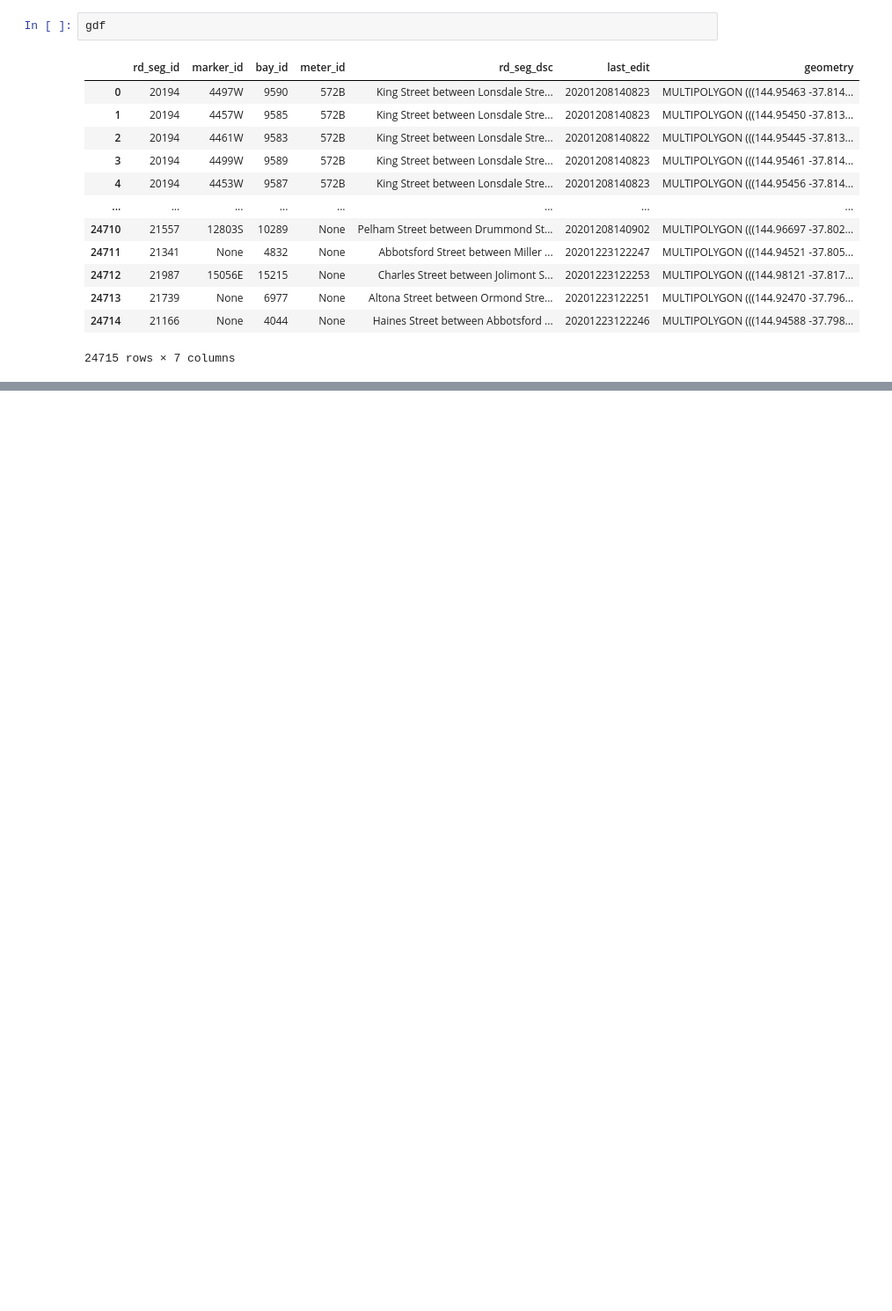
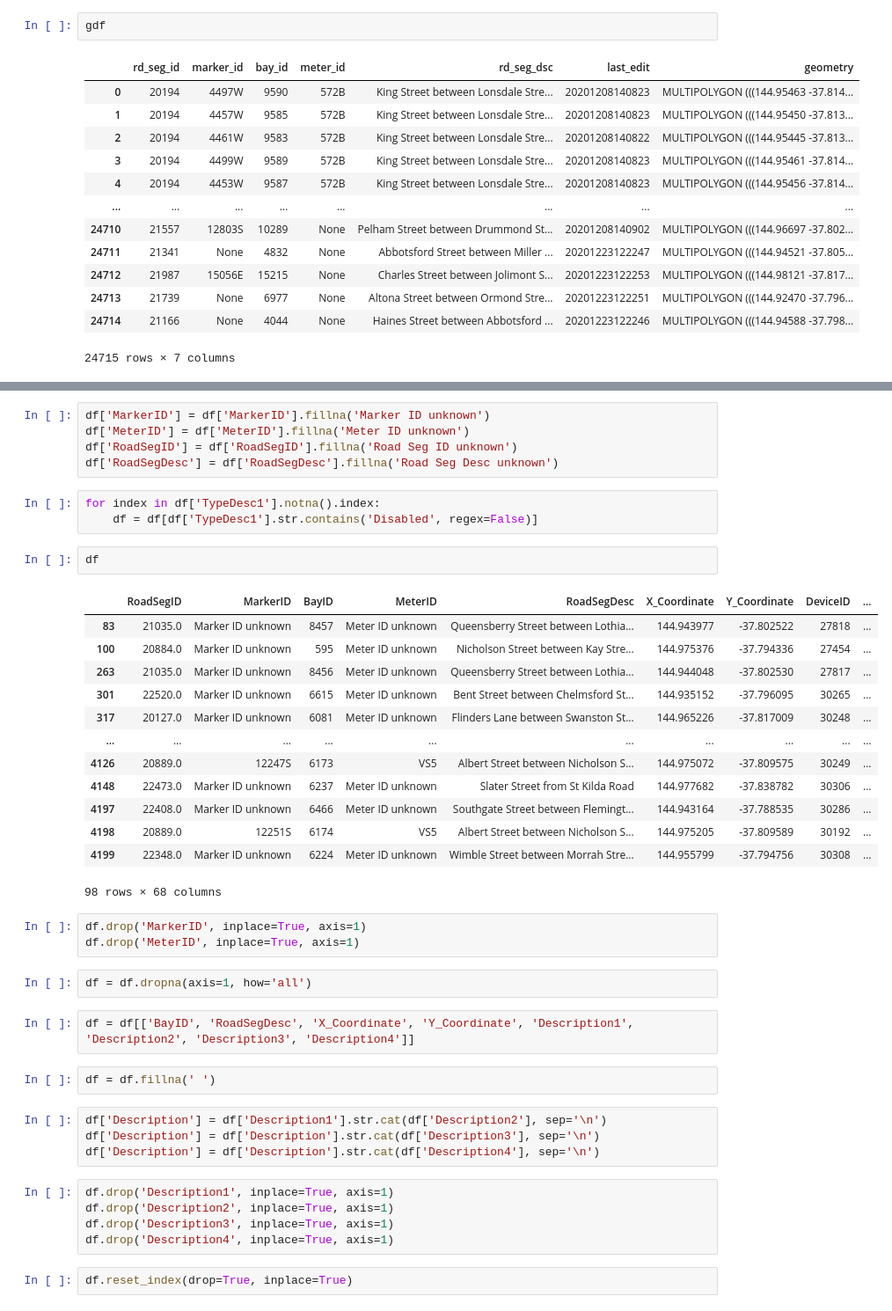
Before and after one commit to zcye11/TA33-MoBuddy, a Jupyter notebook: Python Script/Iteration 2 - Parking.ipynb, the cells around one changed output, grey strips where cells are left out. Shown: that part at 88% size. Drawn from its saved outputs; the diff is of its cells as text; blank space fills up the shorter version.

```diff
--- a/Python Script/Iteration 2 - Parking.ipynb
+++ b/Python Script/Iteration 2 - Parking.ipynb
@@ -30,0 +121,44 @@ gdf.plot(figsize=(18, 18), alpha = 1)
+# %%
+df['MarkerID'] = df['MarkerID'].fillna('Marker ID unknown')
+df['MeterID'] = df['MeterID'].fillna('Meter ID unknown')
+df['RoadSegID'] = df['RoadSegID'].fillna('Road Seg ID unknown')
+df['RoadSegDesc'] = df['RoadSegDesc'].fillna('Road Seg Desc unknown')
+# %%
+for index in df['TypeDesc1'].notna().index:
+    df = df[df['TypeDesc1'].str.contains('Disabled', regex=False)]
+# %%
+df
+# %% [output]
+|  | RoadSegID | MarkerID | BayID | MeterID | RoadSegDesc | X_Coordinate | Y_Coordinate | DeviceID | ... |
+| 83 | 21035.0 | Marker ID unknown | 8457 | Meter ID unknown | Queensberry Street between Lothia... | 144.943977 | -37.802522 | 27818 | ... |
+| 100 | 20884.0 | Marker ID unknown | 595 | Meter ID unknown | Nicholson Street between Kay Stre... | 144.975376 | -37.794336 | 27454 | ... |
+| 263 | 21035.0 | Marker ID unknown | 8456 | Meter ID unknown | Queensberry Street between Lothia... | 144.944048 | -37.802530 | 27817 | ... |
+| 301 | 22520.0 | Marker ID unknown | 6615 | Meter ID unknown | Bent Street between Chelmsford St... | 144.935152 | -37.796095 | 30265 | ... |
+| 317 | 20127.0 | Marker ID unknown | 6081 | Meter ID unknown | Flinders Lane between Swanston St... | 144.965226 | -37.817009 | 30248 | ... |
+| ... | ... | ... | ... | ... | ... | ... | ... | ... | ... |
+| 4126 | 20889.0 | 12247S | 6173 | VS5 | Albert Street between Nicholson S... | 144.975072 | -37.809575 | 30249 | ... |
+| 4148 | 22473.0 | Marker ID unknown | 6237 | Meter ID unknown | Slater Street from St Kilda Road | 144.977682 | -37.838782 | 30306 | ... |
+| 4197 | 22408.0 | Marker ID unknown | 6466 | Meter ID unknown | Southgate Street between Flemingt... | 144.943164 | -37.788535 | 30286 | ... |
+| 4198 | 20889.0 | 12251S | 6174 | VS5 | Albert Street between Nicholson S... | 144.975205 | -37.809589 | 30192 | ... |
+| 4199 | 22348.0 | Marker ID unknown | 6224 | Meter ID unknown | Wimble Street between Morrah Stre... | 144.955799 | -37.794756 | 30308 | ... |
+98 rows × 68 columns
+# %%
+df.drop('MarkerID', inplace=True, axis=1)
+df.drop('MeterID', inplace=True, axis=1)
+# %%
+df = df.dropna(axis=1, how='all')
+# %%
+df = df[['BayID', 'RoadSegDesc', 'X_Coordinate', 'Y_Coordinate', 'Description1', 'Description2', 'Description3', 'Description4']]
+# %%
+df = df.fillna(' ')
+# %%
+df['Description'] = df['Description1'].str.cat(df['Description2'], sep='\n')
+df['Description'] = df['Description'].str.cat(df['Description3'], sep='\n')
+df['Description'] = df['Description'].str.cat(df['Description4'], sep='\n')
+# %%
+df.drop('Description1', inplace=True, axis=1)
+df.drop('Description2', inplace=True, axis=1)
+df.drop('Description3', inplace=True, axis=1)
+df.drop('Description4', inplace=True, axis=1)
+# %%
+df.reset_index(drop=True, inplace=True)
```
Also changed, not shown: parts of 19 cells of this notebook, 1 other file.
